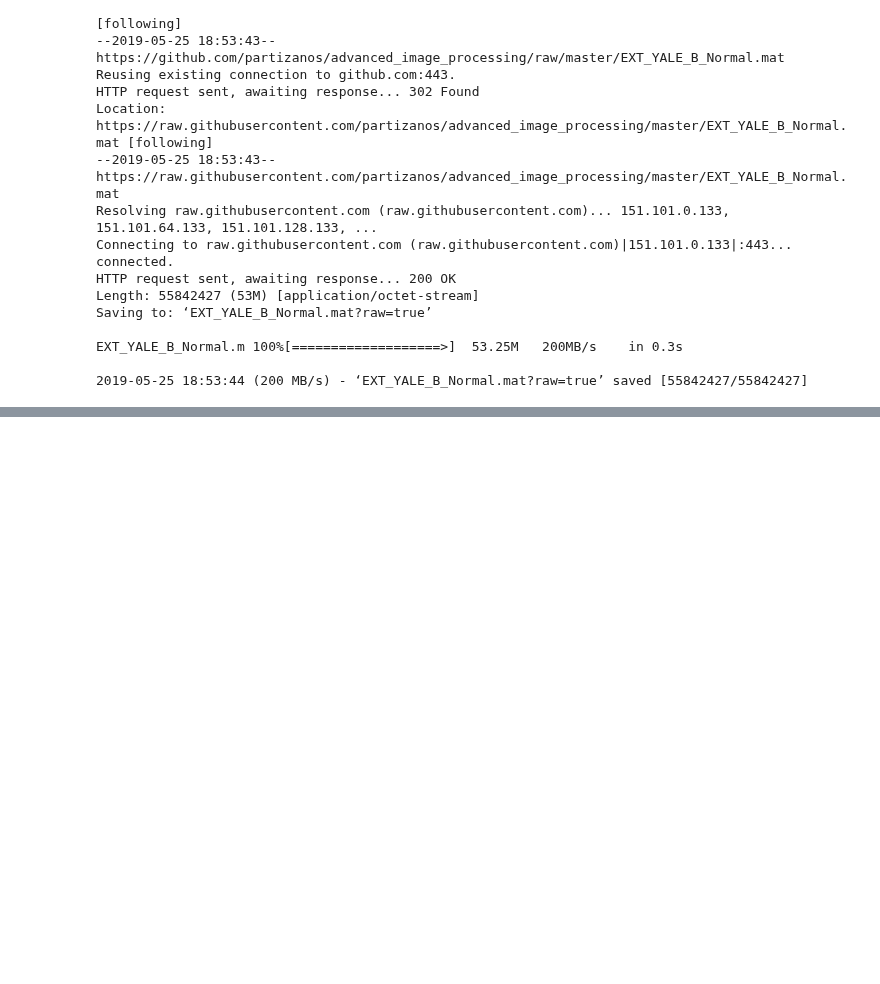
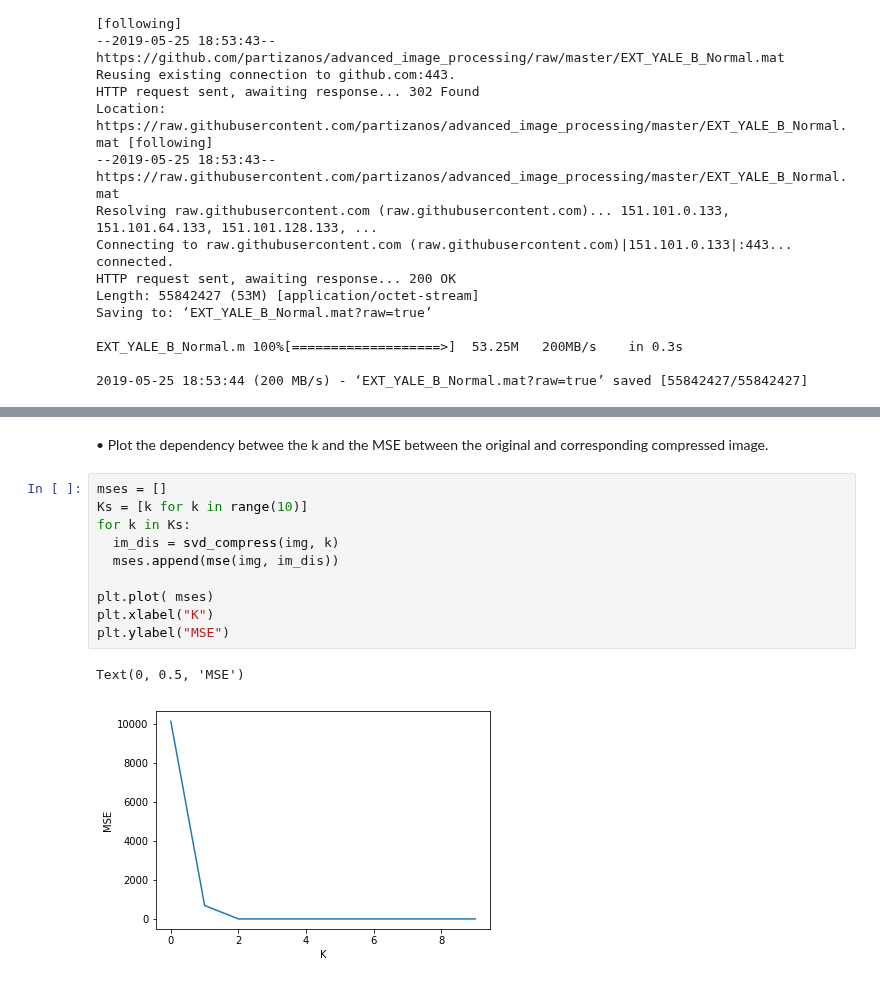
Before and after one commit to partizanos/advanced_image_processing, a Jupyter notebook: AIP_TP5.ipynb, the cells around one changed output, grey strips where cells are left out. Saved outputs shown, nothing was run; the diff lists cells and outputs as text; blank space fills up the shorter version.

```diff
--- a/AIP_TP5.ipynb
+++ b/AIP_TP5.ipynb
@@ -51,0 +76,16 @@ plt.imshow(img1)
+# %% [markdown]
+• Plot the dependency betwee the k and the MSE between the original and corresponding
+compressed image.
+# %%
+mses = []
+Ks = [k for k in range(10)]
+for k in Ks:
+  im_dis = svd_compress(img, k)
+  mses.append(mse(img, im_dis))
+
+plt.plot( mses)
+plt.xlabel("K")
+plt.ylabel("MSE")
+# %% [output]
+Text(0, 0.5, 'MSE')
+[figure, added]
```
Also changed, not shown: parts of 4 cells of this notebook.
